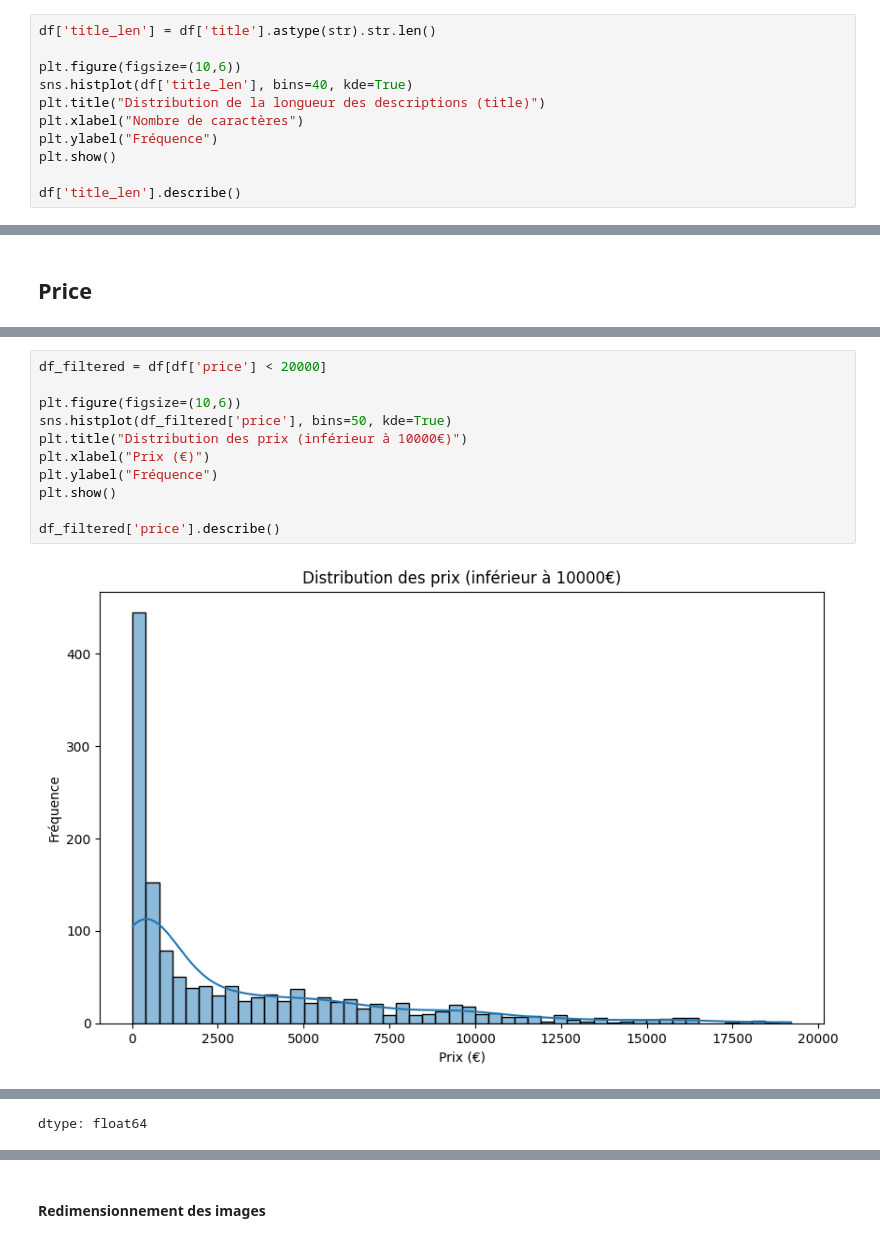
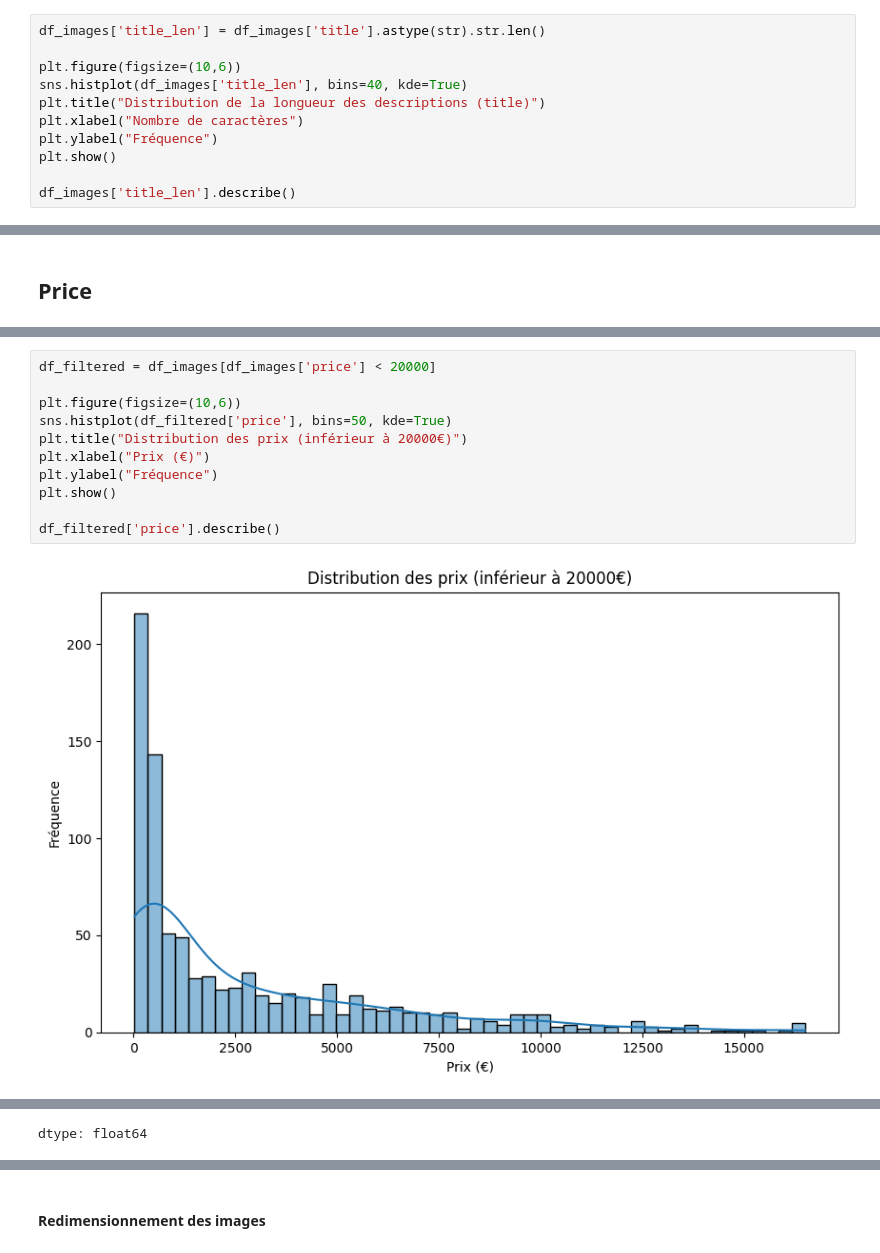
Before and after one commit to Styleflo/CocoBot, a Jupyter notebook: ProjetFinal.ipynb, the cells around one changed output, grey strips where cells are left out. Saved outputs shown, nothing was run; the diff lists cells and outputs as text.

```diff
--- a/ProjetFinal.ipynb
+++ b/ProjetFinal.ipynb
@@ -563,12 +556,12 @@ On voit ici qu'il y'a 46 titres n.a. et 202 titres qui apparaissent +d'1 fois.
 # %%
-df['title_len'] = df['title'].astype(str).str.len()
+df_images['title_len'] = df_images['title'].astype(str).str.len()
 
 plt.figure(figsize=(10,6))
-sns.histplot(df['title_len'], bins=40, kde=True)
+sns.histplot(df_images['title_len'], bins=40, kde=True)
 plt.title("Distribution de la longueur des descriptions (title)")
 plt.xlabel("Nombre de caractères")
 plt.ylabel("Fréquence")
 plt.show()
 
-df['title_len'].describe()
+df_images['title_len'].describe()
 # %% [output]
@@ -616,15 +609,15 @@ df['price'].describe()
 dtype: float64
 # %%
-df_filtered = df[df['price'] < 20000]
+df_filtered = df_images[df_images['price'] < 20000]
 
 plt.figure(figsize=(10,6))
 sns.histplot(df_filtered['price'], bins=50, kde=True)
-plt.title("Distribution des prix (inférieur à 10000€)")
+plt.title("Distribution des prix (inférieur à 20000€)")
 plt.xlabel("Prix (€)")
 plt.ylabel("Fréquence")
 plt.show()
 
 df_filtered['price'].describe()
 # %% [output]
-[figure, old version]
+[figure, new version]
 |  | price |
```
Also changed, not shown: parts of 33 cells of this notebook.
